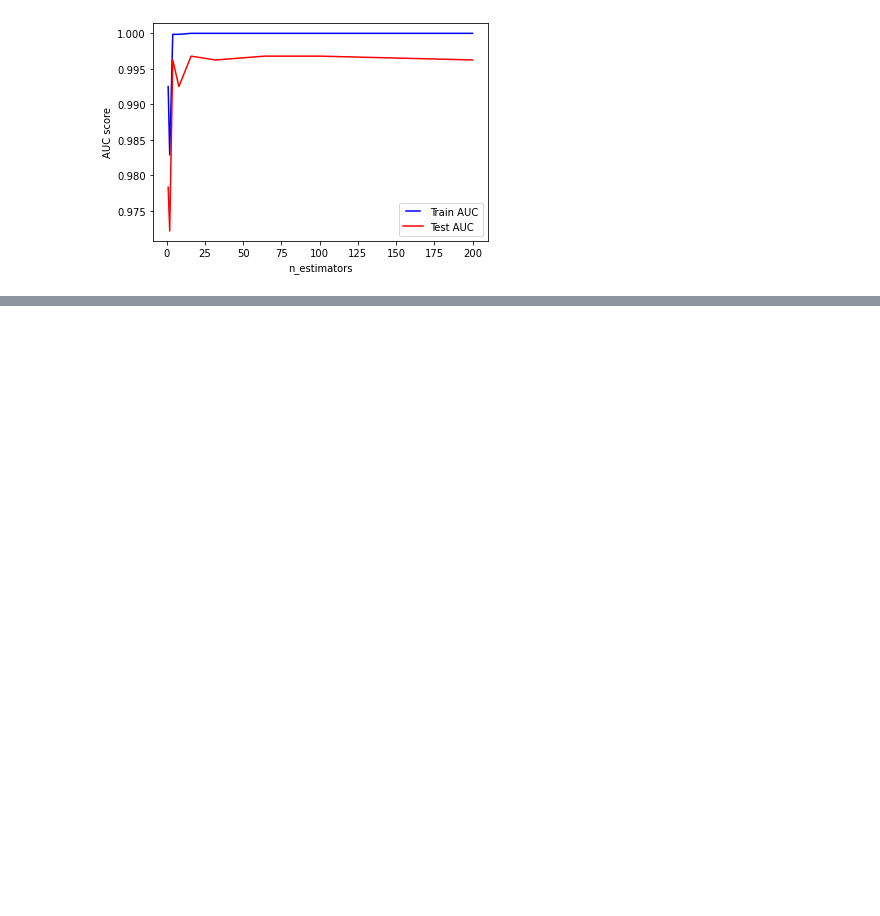
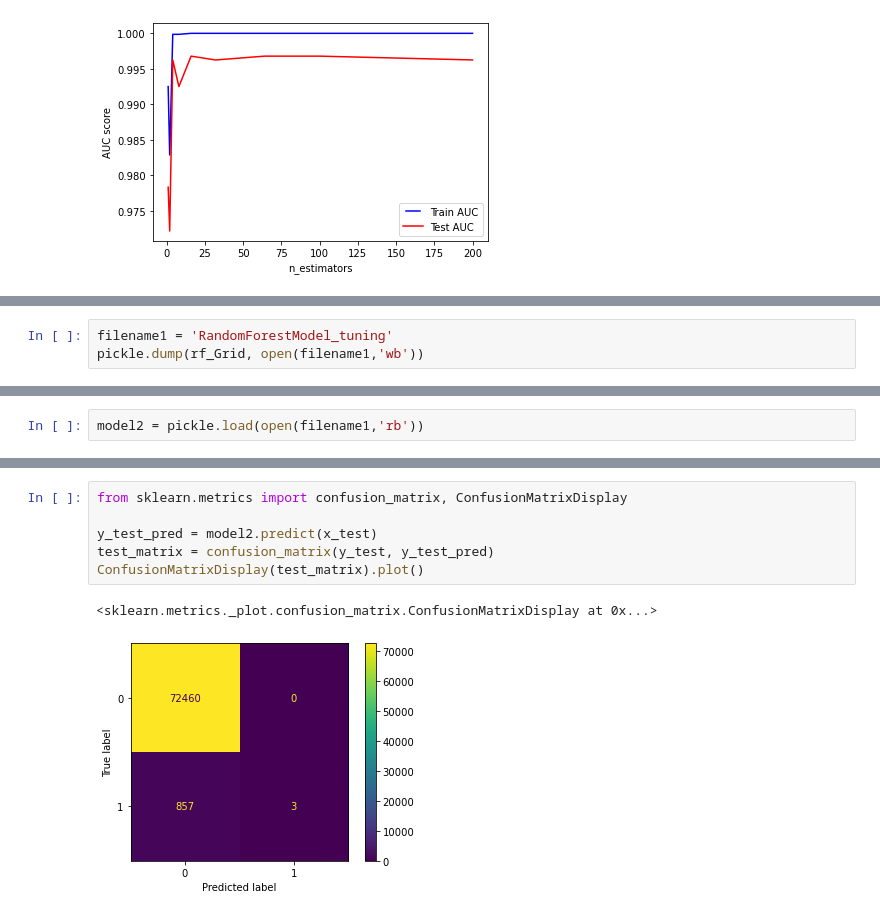
Before and after one commit to Timothy318/Covid-19DataMining, a Jupyter notebook: src/RandomForest.ipynb, the cells around one changed output, grey strips where cells are left out. Cells and saved outputs as stored; diff of their text form; blank space fills up the shorter version.

```diff
--- a/src/RandomForest.ipynb
+++ b/src/RandomForest.ipynb
@@ -129,0 +259,3 @@ plt.show()
+# %%
+filename1 = 'RandomForestModel_tuning'
+pickle.dump(rf_Grid, open(filename1,'wb'))
@@ -129,0 +264,2 @@ plt.show()
+# %%
+model2 = pickle.load(open(filename1,'rb'))
@@ -129,0 +288,9 @@ plt.show()
+# %%
+from sklearn.metrics import confusion_matrix, ConfusionMatrixDisplay
+
+y_test_pred = model2.predict(x_test)
+test_matrix = confusion_matrix(y_test, y_test_pred)
+ConfusionMatrixDisplay(test_matrix).plot()
+# %% [output]
+<sklearn.metrics._plot.confusion_matrix.ConfusionMatrixDisplay at 0x...>
+[figure, added]
```
Also changed, not shown: parts of 25 cells of this notebook, 1 other file.
